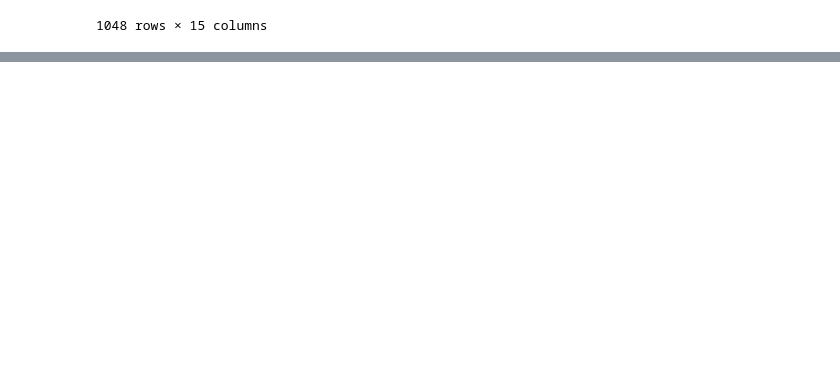
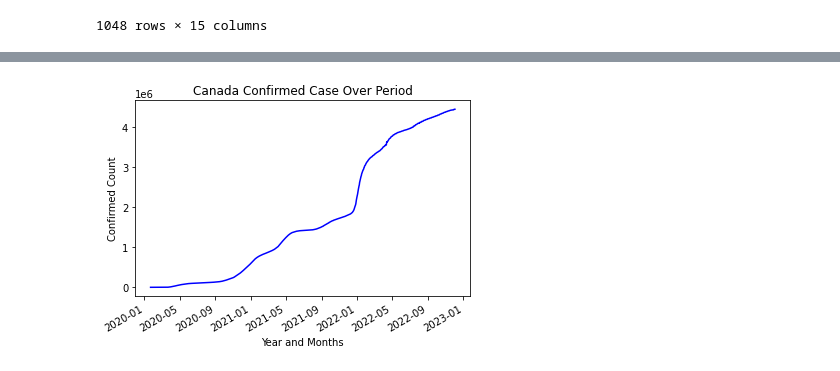
Before and after one commit to AIDA-Saskatchewan-polytechnic/Final_project_by_Naveen-Nilesh, a Jupyter notebook: Source/final_project.ipynb, the cells around one changed output, grey strips where cells are left out. Saved outputs shown, nothing was run; the diff lists cells and outputs as text; code cells hidden in the pictures; blank space fills up the shorter version.

```diff
--- a/Source/final_project.ipynb
+++ b/Source/final_project.ipynb
@@ -488,0 +530,13 @@ dataFrame_Merged_Death_Confirmed
+# %%
+#Graph showing Canada Confirmed Cases Over the period
+fig = plt.figure()
+plt.plot_date(dataFrame_Merged_COVID_Stock['date'],dataFrame_Merged_COVID_Stock['Canada_Confirmed_Cases'],'b-')
+
+plt.title("Canada Confirmed Case Over Period")
+plt.xlabel("Year and Months")
+plt.ylabel("Confirmed Count")
+
+fig.autofmt_xdate()
+plt.show()
+# %% [output]
+[figure, added]
```
Also changed, not shown: parts of 17 cells of this notebook.
